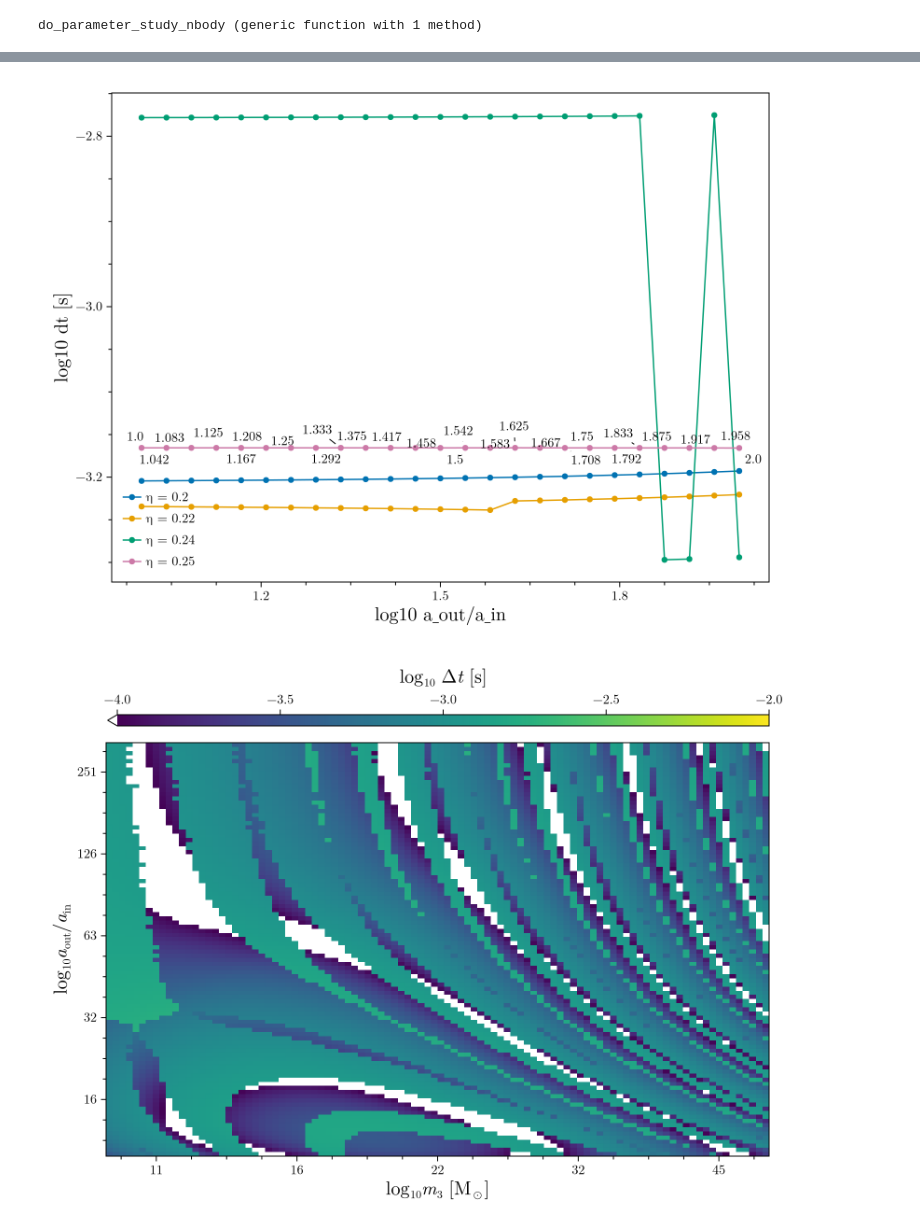
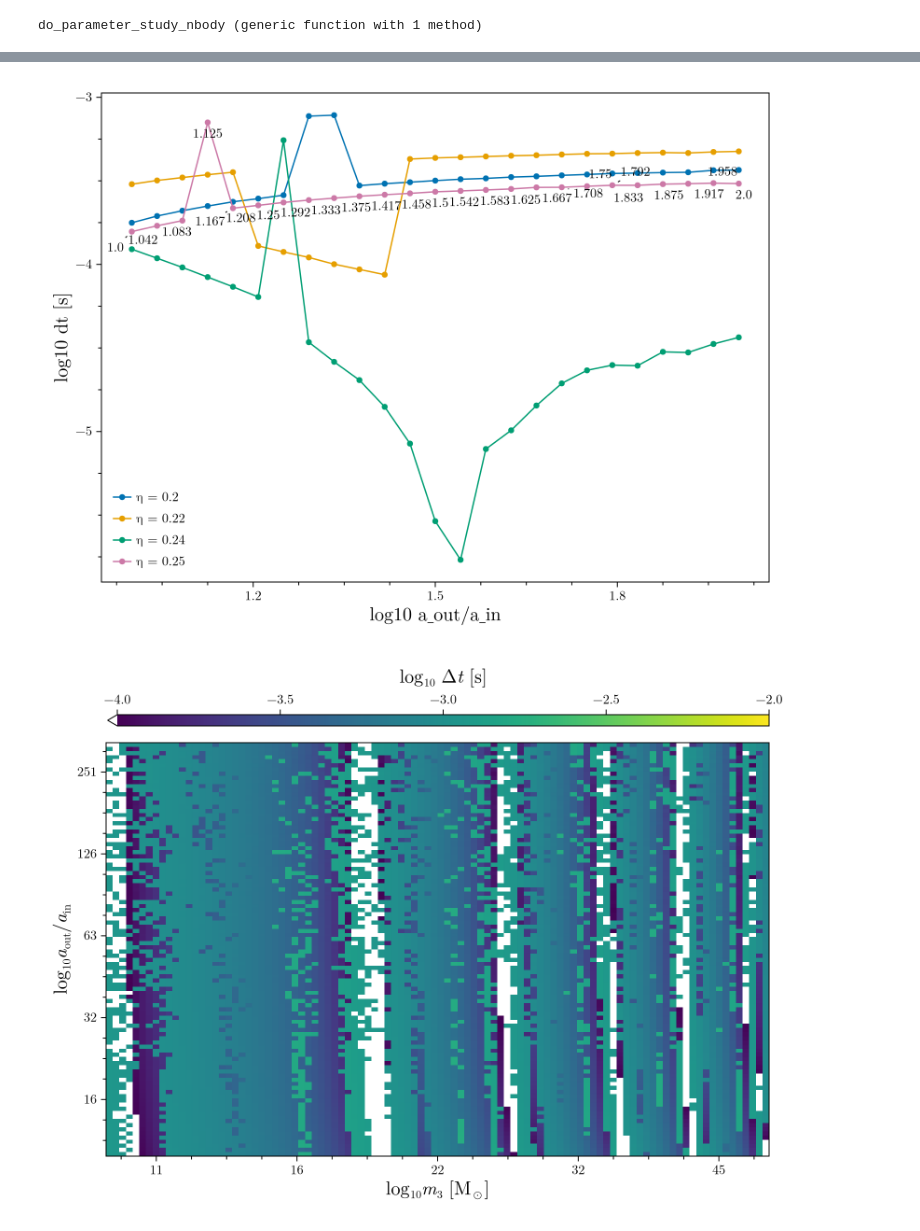
Before and after one commit to casparwb/EccentricBurstTiming.jl, a Jupyter notebook: notebooks/triple-prequisites.ipynb, the cells around one changed output, grey strips where cells are left out. Cells and saved outputs as stored; diff of their text form; code cells hidden in the pictures.

```diff
--- a/notebooks/triple-prequisites.ipynb
+++ b/notebooks/triple-prequisites.ipynb
@@ -321,10 +443,10 @@ let
 
 
     for eta in (0.2, 0.22, 0.24, 0.25)
-        log10_m3s, log10_alphas, dt_max = do_parameter_study_nbody(n_m3s=2, n_alphas=25, a_in=0.005Rsun, e_in=0.05,
+        log10_m3s, log10_alphas, dt_max = do_parameter_study_nbody(n_m3s=2, n_alphas=25, a_in=0.003Rsun, e_in=0.04,
                                                                 log10_m3_min=1, log10_m3_max=2,
                                                                 log10_alpha_min=1, log10_alpha_max=2,
-                                                                eta=eta)
+                                                                eta=eta, fac=39)
         scatterlines!(ax, log10_alphas, log10.(dt_max[2,:]), label="η = $eta")
         if eta ≈ 0.25
             annotation!(ax, log10_alphas, log10.(dt_max[2,:]), text=string.(round.(log10_alphas, digits=3)))
@@ -337,33 +459,33 @@ let
     fig
 end
 # %% [output]
-[figure, old version]
+[figure, new version]
 # %%
 let
     format = values -> ["$(round(Int, 10^v))" for v in values]
     local fig
     if true
         for e_out in (0.0,)# 0.4, 0.7)
             for i in (0,)# 100)
                 fig = Figure()
                 ax_dt = Axis(fig[1, 1], ylabel=L"\log_{10}{a_\text{out}/a_\text{in}}",
                                       xlabel=L"$\log_{10}{m_3}$ [M$_\odot$]", xtickformat=format, ytickformat=format, xticks=LinearTicks(7))
                 # ax_e = Axis(fig[1, 2],  xlabel=L"$\log_{10}{m_3}$ [M$_\odot$]", xtickformat=format, xticks=LinearTicks(7))
                 # hideydecorations!(ax_e)
 
                 log10_m3s, log10_alphas, dt_max = do_parameter_study_nbody(n_m3s=100, n_alphas=100,a_in=0.005Rsun, e_in=0.05,
                                                                               log10_m3_min=1, log10_m3_max=1.7,
                                                                               log10_alpha_min=1, log10_alpha_max=2.5,
-                                                                              e3=e_out, i0=deg2rad(i))
+                                                                              e3=e_out, i0=deg2rad(i), fac=39)
                 hm_dt = heatmap!(ax_dt, log10_m3s, log10_alphas, log10.(dt_max), colorrange=(-4, -2), lowclip=:white)
                 # hm_e = heatmap!(ax_e, log10_m3s, log10_alphas, e_10Hzs, colorrange=(1.001, 5), lowclip=:white)
                 Colorbar(fig[0, 1], hm_dt, vertical=false, label=L"log$_{10}$ $\Delta t$ [s]", labelsize=20)
                 # Colorbar(fig[0, 2], hm_e, vertical=false, label=L"$e_\text{p, 10Hz}/e_\text{up, 10Hz}$", labelsize=20)
                 # Makie.save(joinpath(@__DIR__, "..", "figures", "parameter-map-nbody-zoom-e3_$(e_out)_i_$(i).png"), fig)
             end
         end
     end
     fig
 end
 # %% [output]
-[figure, old version]
+[figure, new version]
```
Also changed, not shown: parts of 20 cells of this notebook.
